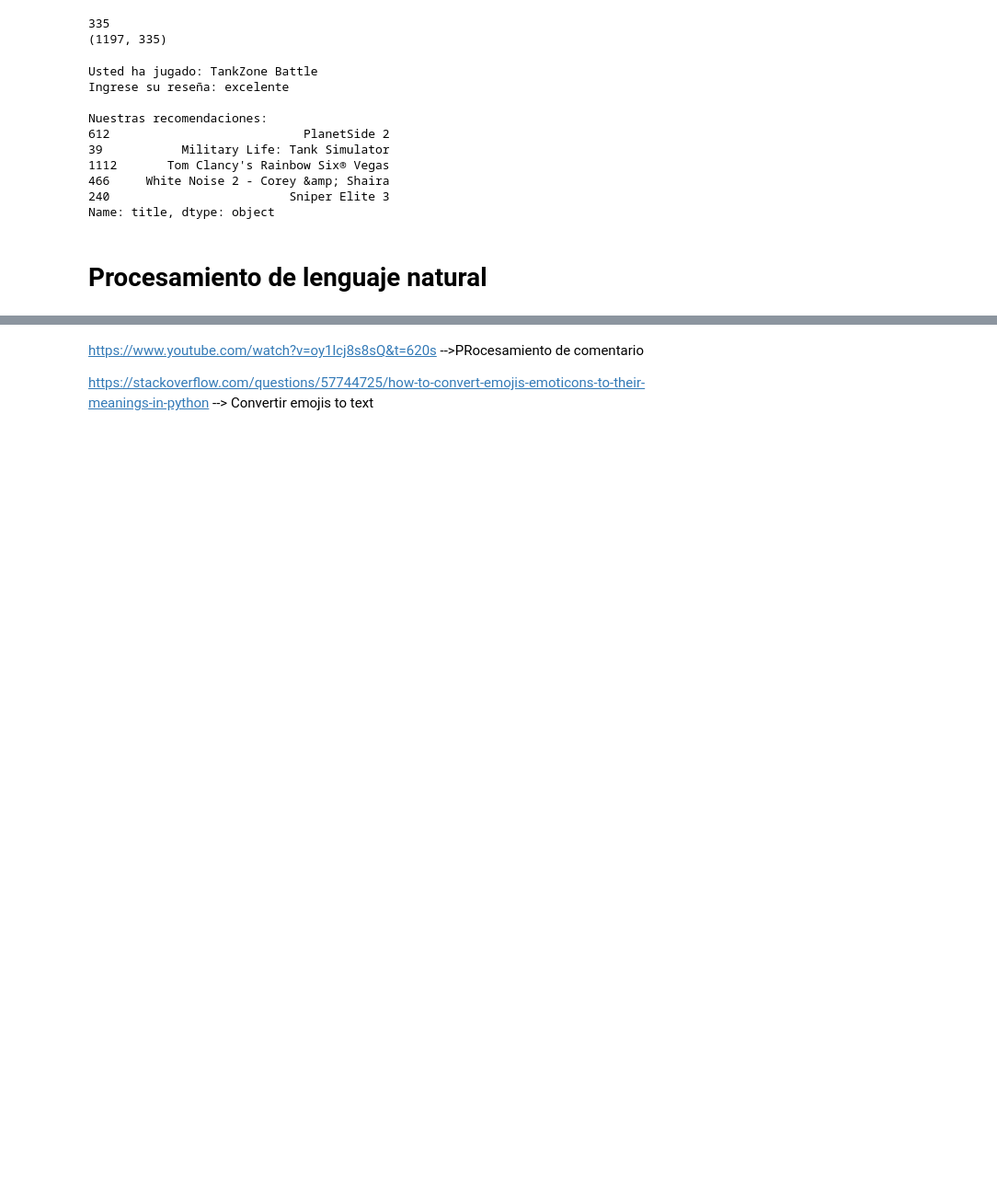
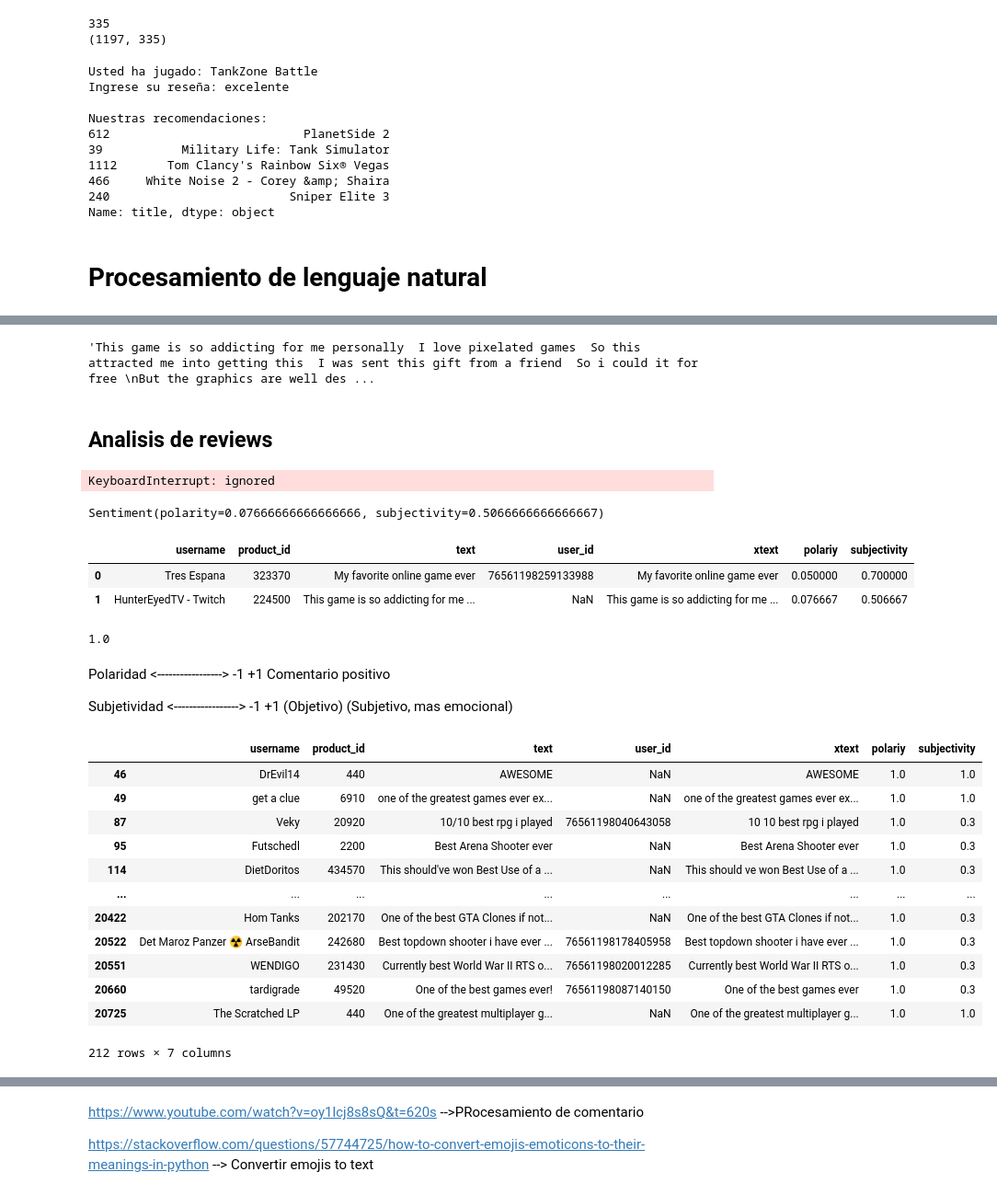
Before and after one commit to nestorjuarezR/Data_Science, a Jupyter notebook: Proyecto3.ipynb, the cells around one changed output, grey strips where cells are left out. Shown at 92% size. Cells and saved outputs as stored; diff of their text form; code cells hidden in the pictures; blank space fills up the shorter version.

```diff
--- a/Proyecto3.ipynb
+++ b/Proyecto3.ipynb
@@ -375,0 +470,78 @@ Name: title, dtype: object
+# %%
+comentario = df_reviews.xtext.iloc[1]
+comentario
+# %% [output]
+'This game is so addicting for me personally  I love pixelated games  So this attracted me into getting this  I was sent this gift from a friend  So i could it for free \nBut the graphics are well des ...
+# %% [markdown]
+## Analisis de reviews
+# %%
+#Correcion de escritura
+correciones = []
+
+for i in range(df_reviews.shape[0]):
+  correcion = df_reviews.xtext.iloc[i]
+  correcion = TextBlob(correcion).correct()
+  correciones.append(correcion)
+
+df_reviews['xtext'] = correciones
+# %% [output]
+KeyboardInterrupt: ignored
+# %%
+TextBlob(comentario).sentiment
+# %% [output]
+Sentiment(polarity=0.07666666666666666, subjectivity=0.5066666666666667)
+# %%
+comentarios = []
+
+for i in range(df_reviews.shape[0]):
+  comentario = df_reviews.xtext.iloc[i]
+  comentario = TextBlob(comentario).polarity
+  comentarios.append(comentario)
+
+df_reviews['polariy'] = comentarios
+# %%
+comentarios = []
+
+for i in range(df_reviews.shape[0]):
+  comentario = df_reviews.xtext.iloc[i]
+  comentario = TextBlob(comentario).subjectivity
+  comentarios.append(comentario)
+
+df_reviews['subjectivity'] = comentarios
+# %%
+df_reviews.head(2)
+# %% [output]
+|  | username | product_id | text | user_id | xtext | polariy | subjectivity |
+| 0 | Tres Espana | 323370 | My favorite online game ever | 76561198259133988 | My favorite online game ever | 0.050000 | 0.700000 |
+| 1 | HunterEyedTV - Twitch | 224500 | This game is so addicting for me ... | NaN | This game is so addicting for me ... | 0.076667 | 0.506667 |
+# %%
+df_reviews.polariy.max()
+# %% [output]
+1.0
+# %% [markdown]
+Polaridad
+<----------------->
+-1               +1
+                 Comentario positivo
+
+
+Subjetividad
+<----------------->
+-1               +1
+(Objetivo)       (Subjetivo, mas emocional)
+# %%
+df_reviews[df_reviews['polariy'] == 1.0]
+# %% [output]
+|  | username | product_id | text | user_id | xtext | polariy | subjectivity |
+| 46 | DrEvil14 | 440 | AWESOME | NaN | AWESOME | 1.0 | 1.0 |
+| 49 | get a clue | 6910 | one of the greatest games ever ex... | NaN | one of the greatest games ever ex... | 1.0 | 1.0 |
+| 87 | Veky | 20920 | 10/10 best rpg i played | 76561198040643058 | 10 10 best rpg i played | 1.0 | 0.3 |
+| 95 | Futschedl | 2200 | Best Arena Shooter ever | NaN | Best Arena Shooter ever | 1.0 | 0.3 |
+| 114 | DietDoritos | 434570 | This should've won Best Use of a ... | NaN | This should ve won Best Use of a ... | 1.0 | 0.3 |
+| ... | ... | ... | ... | ... | ... | ... | ... |
+| 20422 | Hom Tanks | 202170 | One of the best GTA Clones if not... | NaN | One of the best GTA Clones if not... | 1.0 | 0.3 |
+| 20522 | Det Maroz Panzer ☢ ArseBandit | 242680 | Best topdown shooter i have ever ... | 76561198178405958 | Best topdown shooter i have ever ... | 1.0 | 0.3 |
+| 20551 | WENDIGO | 231430 | Currently best World War II RTS o... | 76561198020012285 | Currently best World War II RTS o... | 1.0 | 0.3 |
+| 20660 | tardigrade | 49520 | One of the best games ever! | 76561198087140150 | One of the best games ever | 1.0 | 0.3 |
+| 20725 | The Scratched LP | 440 | One of the greatest multiplayer g... | NaN | One of the greatest multiplayer g... | 1.0 | 1.0 |
+212 rows × 7 columns
```
Also changed, not shown: parts of 32 cells of this notebook.
